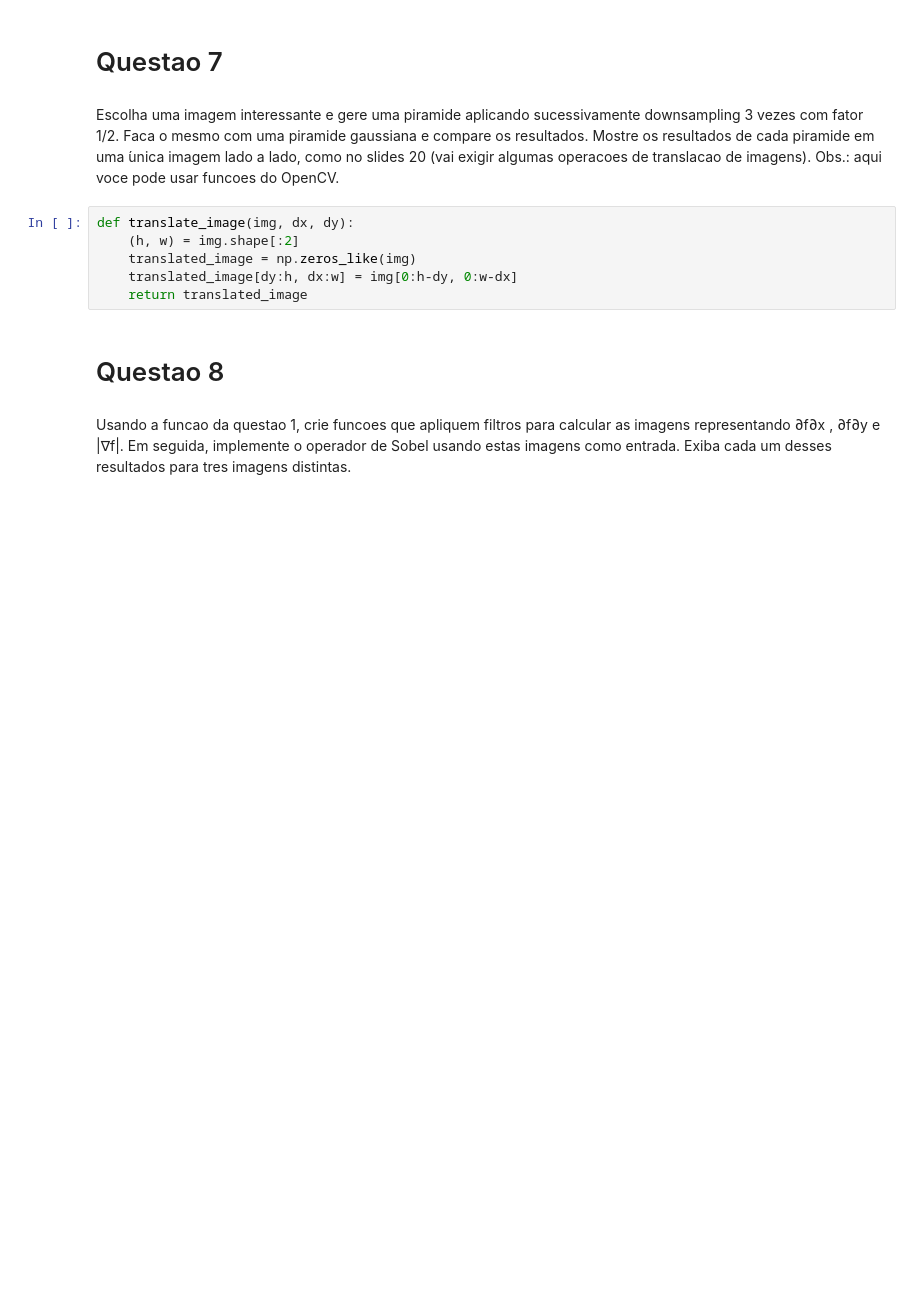
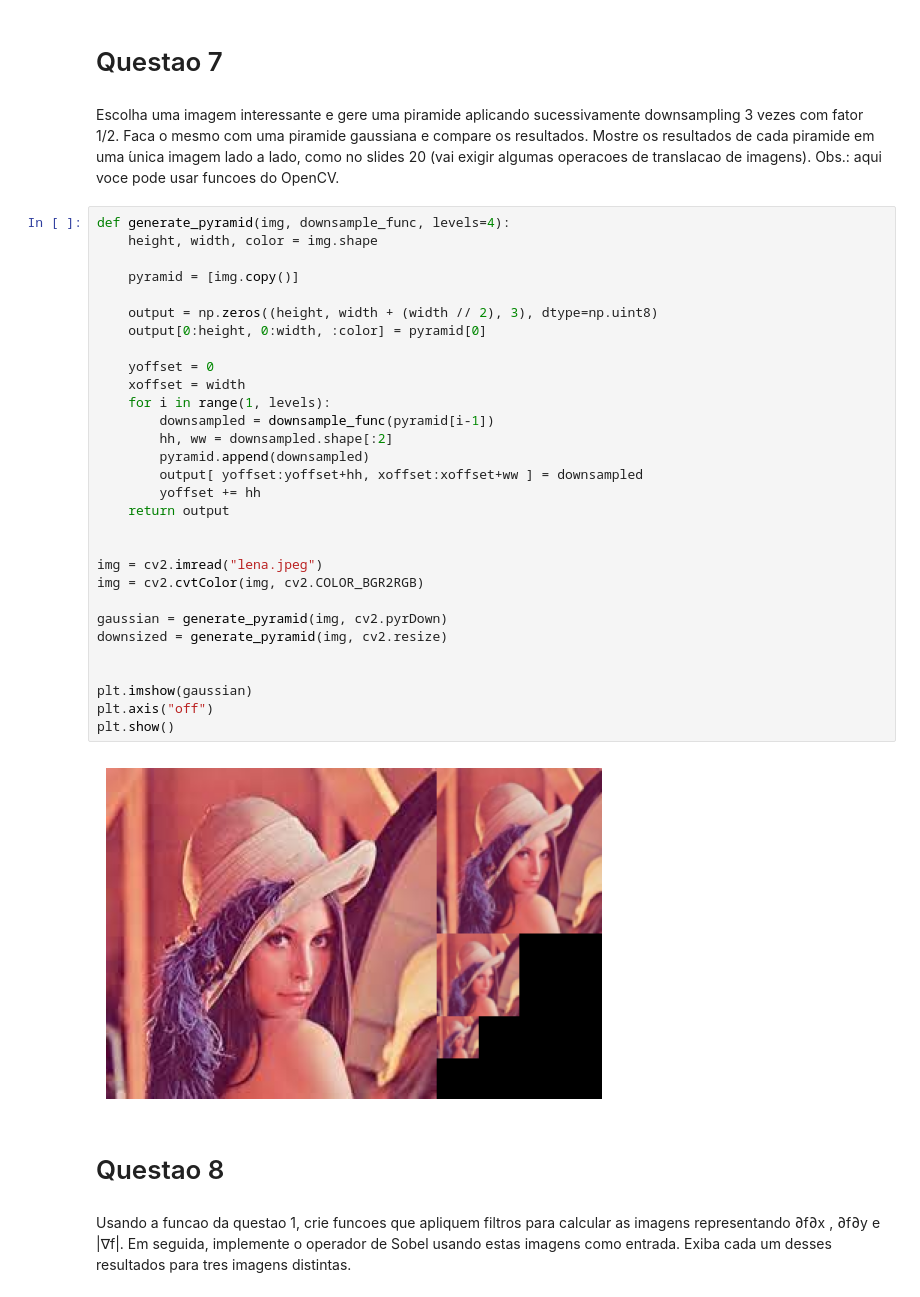
Before and after one commit to JonathanYuri/Computer-Vision, a Jupyter notebook: Lista1/lista.ipynb, the cells around one changed output. Saved outputs shown, nothing was run; the diff lists cells and outputs as text; blank space fills up the shorter version.

```diff
--- a/Lista1/lista.ipynb
+++ b/Lista1/lista.ipynb
@@ -249,11 +250,37 @@ Aumentar apertureSize pode ajudar a suavizar o ruído, mas também pode fazer co
 # %% [markdown]
 Escolha uma imagem interessante e gere uma piramide aplicando sucessivamente downsampling 3 vezes com fator 1/2. Faca o mesmo com uma piramide gaussiana e compare os resultados. Mostre os resultados de cada piramide em uma  ́unica imagem lado a lado, como no slides 20 (vai exigir algumas operacoes de translacao de imagens). Obs.: aqui voce pode usar funcoes do OpenCV.
 # %%
-def translate_image(img, dx, dy):
-    (h, w) = img.shape[:2]
-    translated_image = np.zeros_like(img)
-    translated_image[dy:h, dx:w] = img[0:h-dy, 0:w-dx]
-    return translated_image
+def generate_pyramid(img, downsample_func, levels=4):
+    height, width, color = img.shape
+
+    pyramid = [img.copy()]
+
+    output = np.zeros((height, width + (width // 2), 3), dtype=np.uint8)
+    output[0:height, 0:width, :color] = pyramid[0]
+
+    yoffset = 0
+    xoffset = width
+    for i in range(1, levels):
+        downsampled = downsample_func(pyramid[i-1])
+        hh, ww = downsampled.shape[:2]
+        pyramid.append(downsampled)
+        output[ yoffset:yoffset+hh, xoffset:xoffset+ww ] = downsampled
+        yoffset += hh
+    return output
+
+
+img = cv2.imread("lena.jpeg")
+img = cv2.cvtColor(img, cv2.COLOR_BGR2RGB)
+
+gaussian = generate_pyramid(img, cv2.pyrDown)
+downsized = generate_pyramid(img, cv2.resize)
+
+
+plt.imshow(gaussian)
+plt.axis("off")
+plt.show()
+# %% [output]
+[figure, added]
 # %% [markdown]
 # Questao 8
 # %% [markdown]
```
Also changed, not shown: parts of 1 cell of this notebook, 1 other file.
